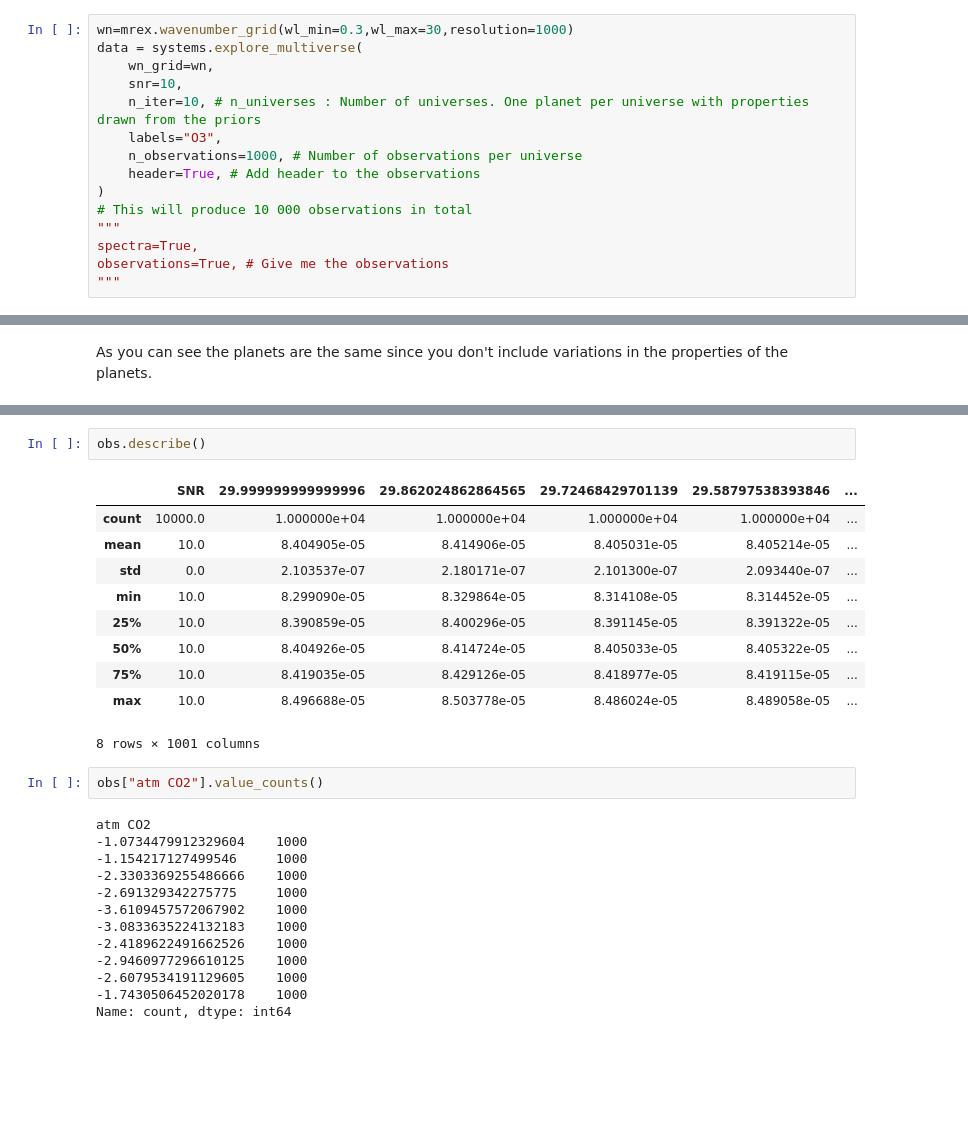
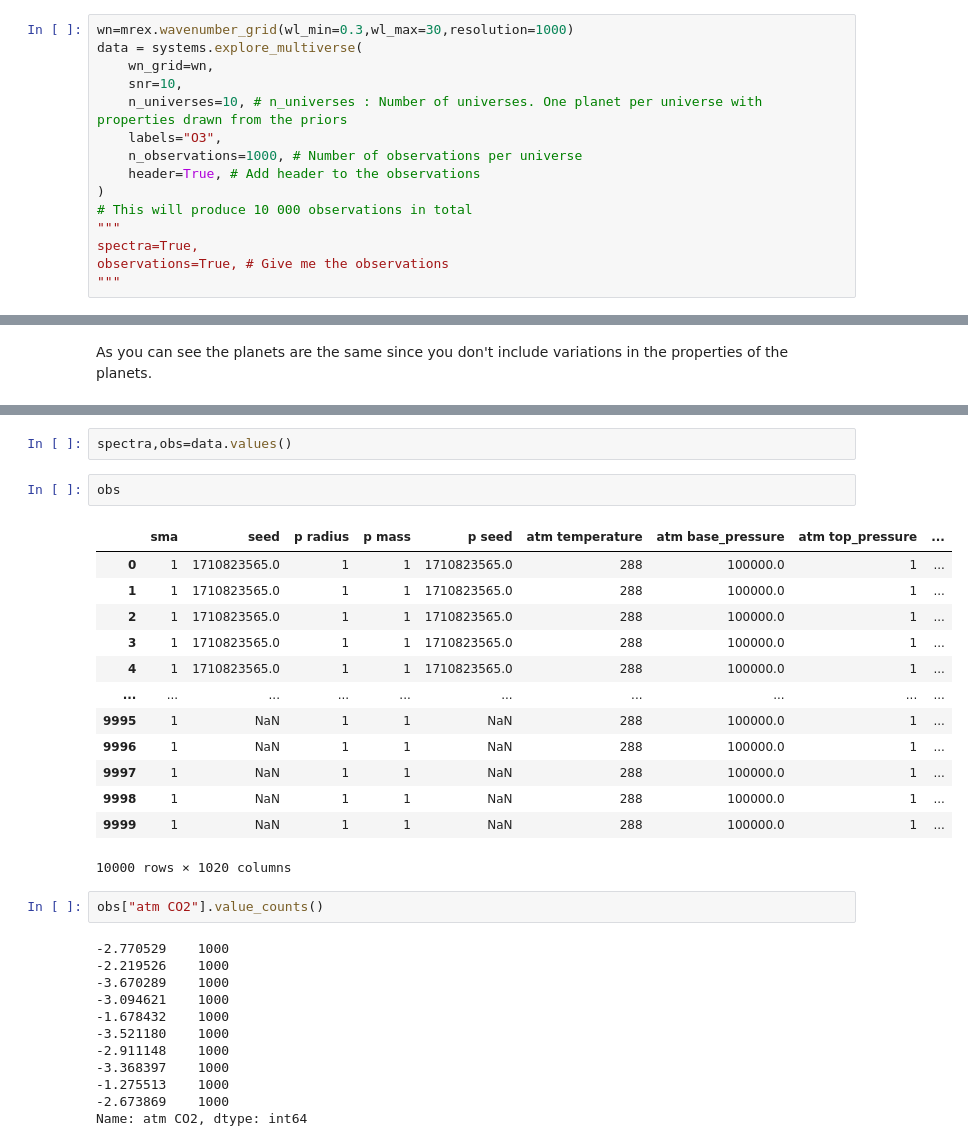
Before and after one commit to D4san/MultiREx-public, a Jupyter notebook: examples/multirex-quickstart.ipynb, the cells around one changed output, grey strips where cells are left out. Saved outputs shown, nothing was run; the diff lists cells and outputs as text; blank space fills up the shorter version.

```diff
--- a/examples/multirex-quickstart.ipynb
+++ b/examples/multirex-quickstart.ipynb
@@ -131,7 +179,7 @@ wn=mrex.wavenumber_grid(wl_min=0.3,wl_max=30,resolution=1000)
 data = systems.explore_multiverse(
     wn_grid=wn,
     snr=10,
-    n_iter=10, # n_universes : Number of universes. One planet per universe with properties drawn from the priors
+    n_universes=10, # n_universes : Number of universes. One planet per universe with properties drawn from the priors
     labels="O3",
     n_observations=1000, # Number of observations per universe
     header=True, # Add header to the observations
@@ -169,31 +225,35 @@ As you can see the planets are the same since you don't include variations in th
+# %%
+spectra,obs=data.values()
 # %%
-obs.describe()
+obs
 # %% [output]
-|  | SNR | 29.999999999999996 | 29.862024862864565 | 29.72468429701139 | 29.58797538393846 | ... |
-| count | 10000.0 | 1.000000e+04 | 1.000000e+04 | 1.000000e+04 | 1.000000e+04 | ... |
-| mean | 10.0 | 8.404905e-05 | 8.414906e-05 | 8.405031e-05 | 8.405214e-05 | ... |
-| std | 0.0 | 2.103537e-07 | 2.180171e-07 | 2.101300e-07 | 2.093440e-07 | ... |
-| min | 10.0 | 8.299090e-05 | 8.329864e-05 | 8.314108e-05 | 8.314452e-05 | ... |
-| 25% | 10.0 | 8.390859e-05 | 8.400296e-05 | 8.391145e-05 | 8.391322e-05 | ... |
-| 50% | 10.0 | 8.404926e-05 | 8.414724e-05 | 8.405033e-05 | 8.405322e-05 | ... |
-| 75% | 10.0 | 8.419035e-05 | 8.429126e-05 | 8.418977e-05 | 8.419115e-05 | ... |
-| max | 10.0 | 8.496688e-05 | 8.503778e-05 | 8.486024e-05 | 8.489058e-05 | ... |
+|  | sma | seed | p radius | p mass | p seed | atm temperature | atm base_pressure | atm top_pressure | ... |
+| 0 | 1 | 1710823565.0 | 1 | 1 | 1710823565.0 | 288 | 100000.0 | 1 | ... |
+| 1 | 1 | 1710823565.0 | 1 | 1 | 1710823565.0 | 288 | 100000.0 | 1 | ... |
+| 2 | 1 | 1710823565.0 | 1 | 1 | 1710823565.0 | 288 | 100000.0 | 1 | ... |
+| 3 | 1 | 1710823565.0 | 1 | 1 | 1710823565.0 | 288 | 100000.0 | 1 | ... |
+| 4 | 1 | 1710823565.0 | 1 | 1 | 1710823565.0 | 288 | 100000.0 | 1 | ... |
+| ... | ... | ... | ... | ... | ... | ... | ... | ... | ... |
+| 9995 | 1 | NaN | 1 | 1 | NaN | 288 | 100000.0 | 1 | ... |
+| 9996 | 1 | NaN | 1 | 1 | NaN | 288 | 100000.0 | 1 | ... |
+| 9997 | 1 | NaN | 1 | 1 | NaN | 288 | 100000.0 | 1 | ... |
+| 9998 | 1 | NaN | 1 | 1 | NaN | 288 | 100000.0 | 1 | ... |
+| 9999 | 1 | NaN | 1 | 1 | NaN | 288 | 100000.0 | 1 | ... |
-8 rows × 1001 columns
+10000 rows × 1020 columns
 # %%
 obs["atm CO2"].value_counts()
 # %% [output]
-atm CO2
--1.0734479912329604    1000
--1.154217127499546     1000
--2.3303369255486666    1000
--2.691329342275775     1000
--3.6109457572067902    1000
--3.0833635224132183    1000
--2.4189622491662526    1000
--2.9460977296610125    1000
--2.6079534191129605    1000
--1.7430506452020178    1000
-Name: count, dtype: int64
+-2.770529    1000
+-2.219526    1000
+-3.670289    1000
+-3.094621    1000
+-1.678432    1000
+-3.521180    1000
+-2.911148    1000
+-3.368397    1000
+-1.275513    1000
+-2.673869    1000
+Name: atm CO2, dtype: int64
 # %%
 ##
 plt.figure(figsize=(10,5))
```
Also changed, not shown: parts of 20 cells of this notebook, 7 other files.
